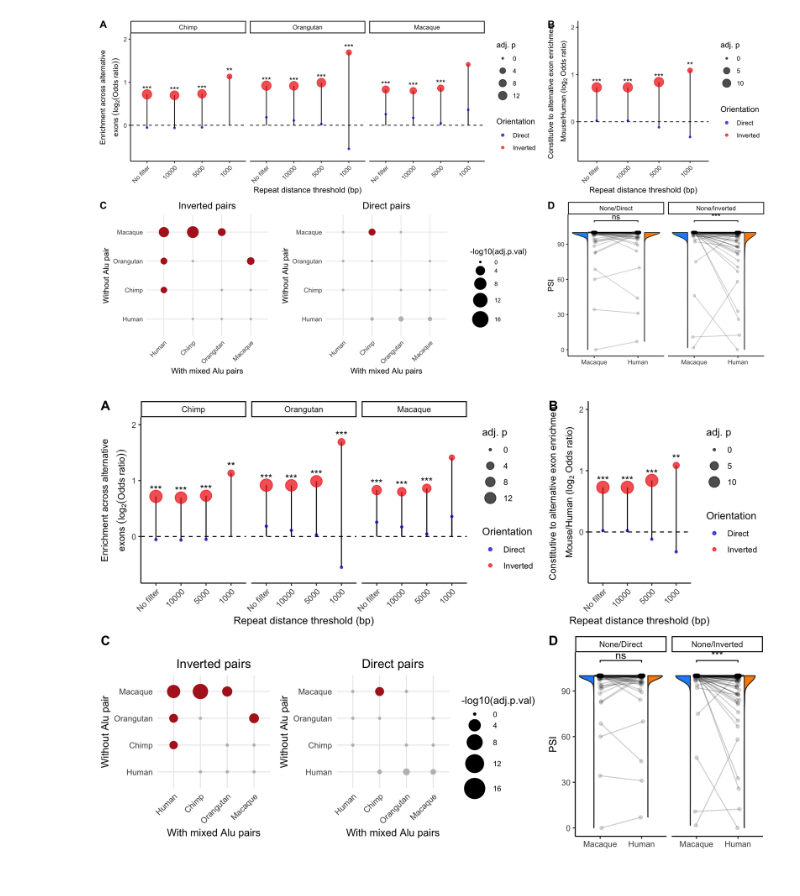
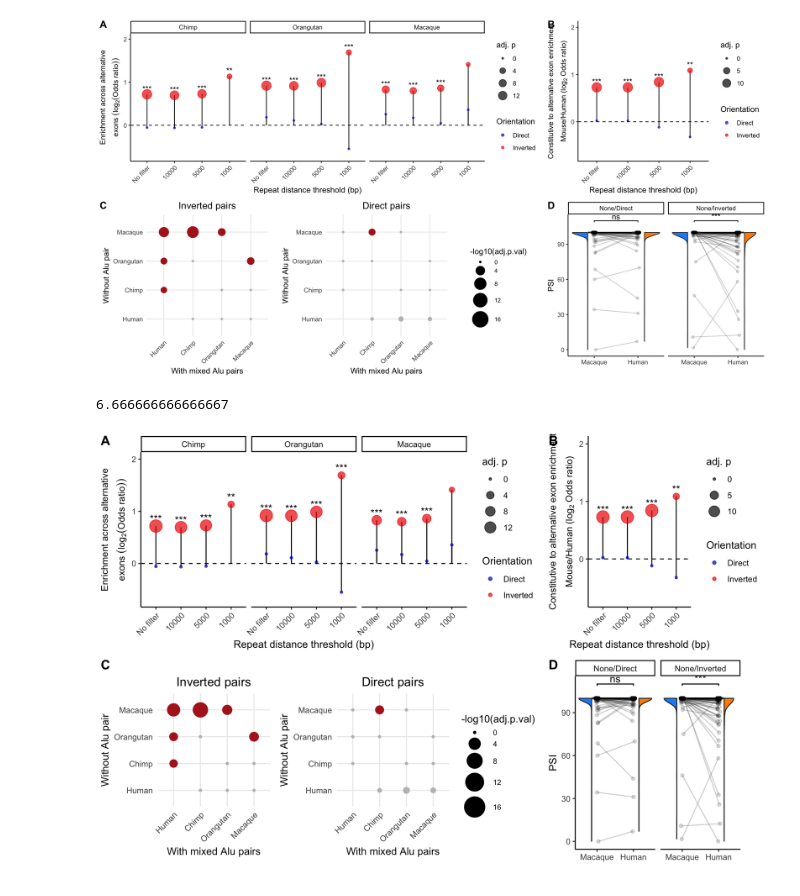
Before and after one commit to Hyunbeen-Lee/RNA_Alu_paper_figure, a Jupyter notebook: Notebooks/Figure2.ipynb, the cells around one changed output. Cells and saved outputs as stored; diff of their text form; code cells hidden in the pictures.

```diff
--- a/Notebooks/Figure2.ipynb
+++ b/Notebooks/Figure2.ipynb
@@ -898,3 +898,7 @@ Fig2 <- plot_grid(top_row, bottom_row, nrow = 2, ncol = 1, labels = c("", ""), r
 Fig2
 # %% [output]
 [figure]
+# %%
+(10*2)/3
+# %% [output]
+6.666666666666667
@@ -901,13 +907,15 @@ Fig2
 # %%
-%%R -w 10 -h 7 --units in -r 200
+%%R -w 10 -h 6.6666 --units in -r 200
+
+blank_plot <- ggplot() + theme_void()
 
 # Assembling the final figure
 
-top_row <- plot_grid(Fig2A, Fig2B, nrow = 1, ncol = 2, labels = c("A", "B"), rel_widths = c(2, 1))
-bottom_row <- plot_grid(Fig2C, Fig2D, nrow = 1, ncol = 2, labels = c("C", "D"), rel_widths = c(2, 1))
+top_row <- plot_grid(Fig2A, Fig2B, nrow = 1, labels = c("A", "B"), rel_widths = c(2, 1))
+bottom_row <- plot_grid(Fig2C, Fig2D, blank_plot, nrow = 1, labels = c("C", "D", ""), rel_widths = c(2, 0.9, 0.1))
 
 Fig2 <- plot_grid(top_row, bottom_row, nrow = 2, ncol = 1, labels = c("", ""), rel_heights = c(1, 1))
 
 Fig2
 # %% [output]
-[figure, old version]
+[figure, new version]
```
Also changed, not shown: parts of 1 cell of this notebook, 4 other files.
